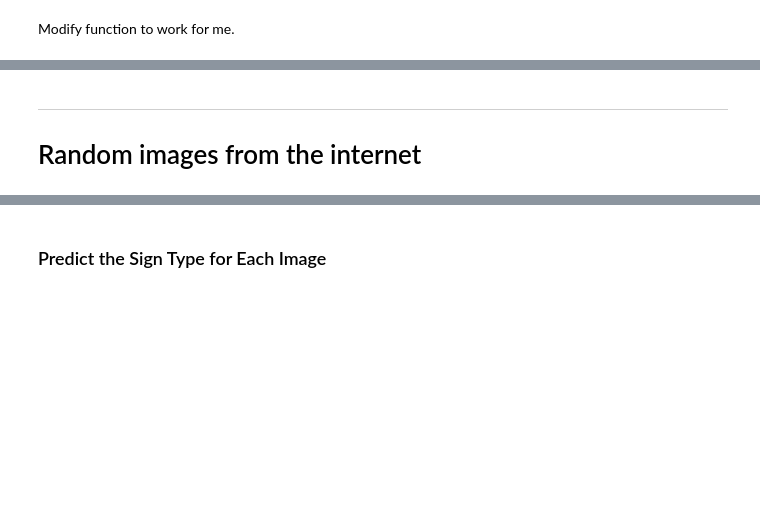
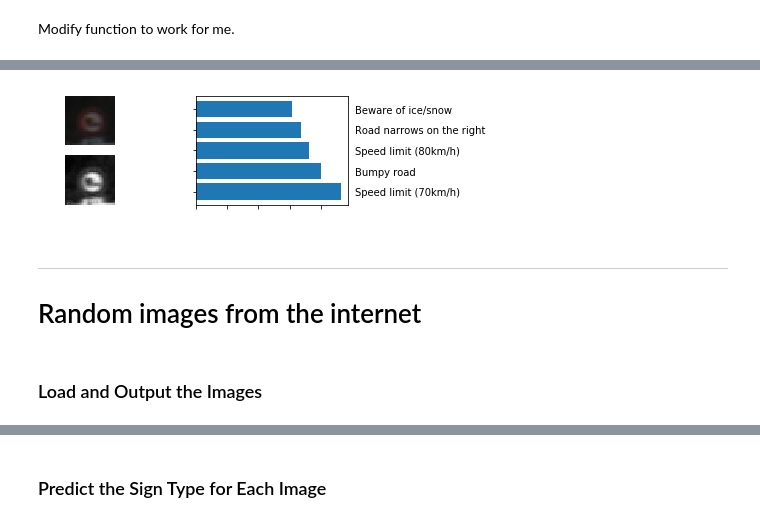
Before and after one commit to fqaiser94/CarND-Traffic-Sign-Classifier-Project, a Jupyter notebook: Traffic_Sign_Classifier-Just code.ipynb, the cells around one changed output, grey strips where cells are left out. Drawn from its saved outputs; the diff is of its cells as text; code cells hidden in the pictures; blank space fills up the shorter version.

```diff
--- a/Traffic_Sign_Classifier-Just code.ipynb
+++ b/Traffic_Sign_Classifier-Just code.ipynb
@@ -1625,3 +1553,7 @@ pyplot.show()
+# %%
+plot_image_statistics(predictions, np.random.randint(low=0,high=len(X_test_processed)))
+# %% [output]
+[figure, added]
 # %% [markdown]
 ---
 # Random images from the internet
@@ -1705,0 +1560,2 @@ predictions = get_top_k_predictions(parameters, X_custom)
+# %% [markdown]
+### Load and Output the Images
```
Also changed, not shown: parts of 28 cells of this notebook, 3 other files.
